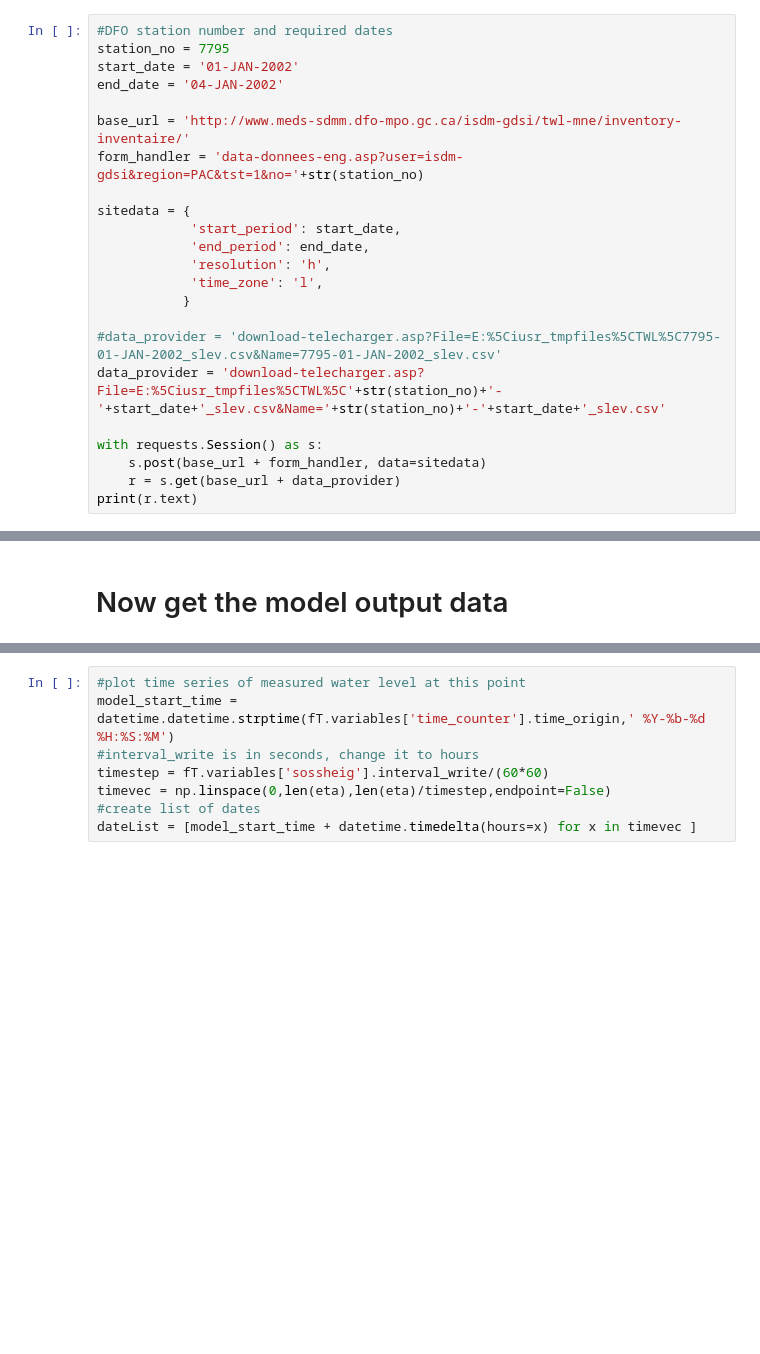
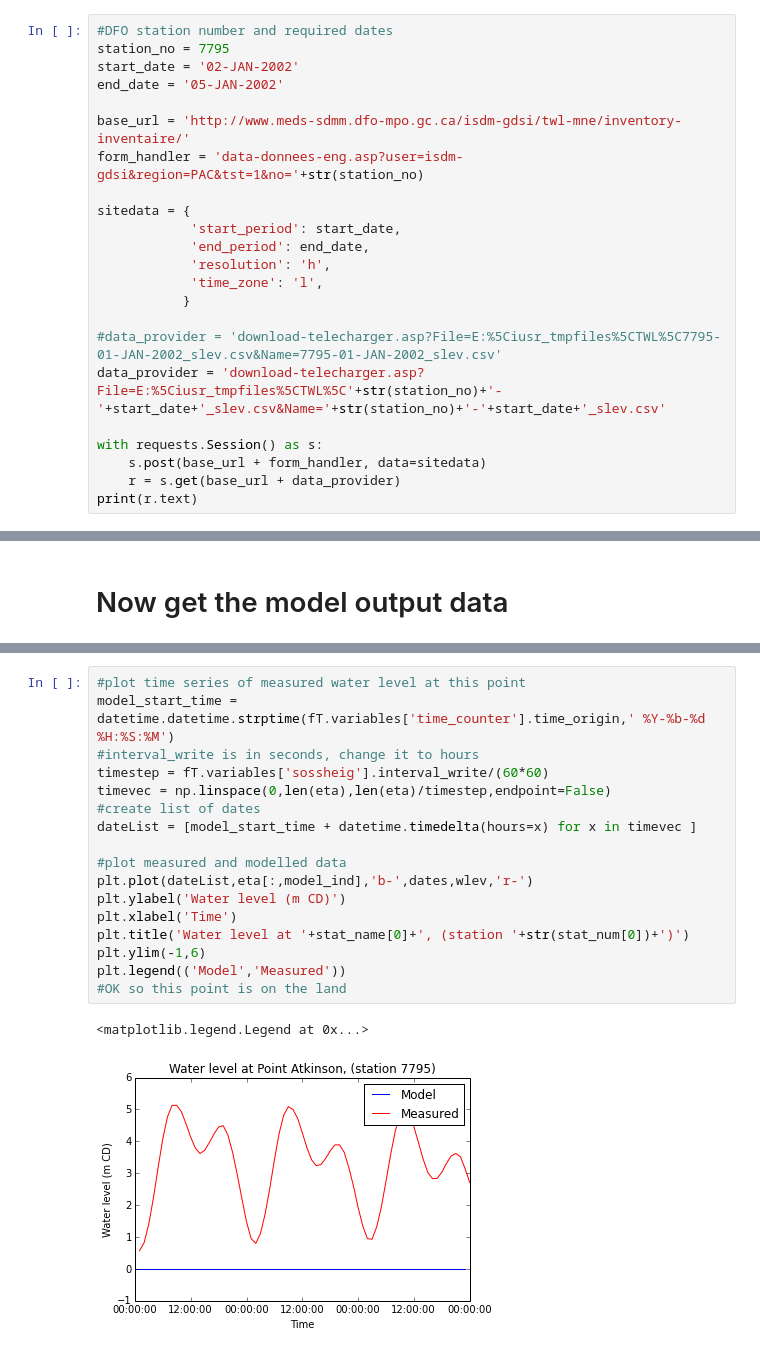
Before and after one commit to SalishSeaCast/tools, a Jupyter notebook: dfo_w_level/DFO_waterleveldownload.ipynb, the cells around one changed output, grey strips where cells are left out. Saved outputs shown, nothing was run; the diff lists cells and outputs as text; blank space fills up the shorter version.

```diff
--- a/dfo_w_level/DFO_waterleveldownload.ipynb
+++ b/dfo_w_level/DFO_waterleveldownload.ipynb
@@ -51,8 +51,8 @@ it appear that it is not required.
 # %%
 #DFO station number and required dates
 station_no = 7795
-start_date = '01-JAN-2002'
-end_date = '04-JAN-2002'
+start_date = '02-JAN-2002'
+end_date = '05-JAN-2002'
 
 base_url = 'http://www.meds-sdmm.dfo-mpo.gc.ca/isdm-gdsi/twl-mne/inventory-inventaire/'
 form_handler = 'data-donnees-eng.asp?user=isdm-gdsi&region=PAC&tst=1&no='+str(station_no)
@@ -191,8 +197,20 @@ print(Y[model_ind])
 # %%
 #plot time series of measured water level at this point
 model_start_time = datetime.datetime.strptime(fT.variables['time_counter'].time_origin,' %Y-%b-%d %H:%S:%M')
 #interval_write is in seconds, change it to hours
 timestep = fT.variables['sossheig'].interval_write/(60*60)
 timevec = np.linspace(0,len(eta),len(eta)/timestep,endpoint=False)
 #create list of dates
 dateList = [model_start_time + datetime.timedelta(hours=x) for x in timevec ]
+
+#plot measured and modelled data
+plt.plot(dateList,eta[:,model_ind],'b-',dates,wlev,'r-')
+plt.ylabel('Water level (m CD)')
+plt.xlabel('Time')
+plt.title('Water level at '+stat_name[0]+', (station '+str(stat_num[0])+')')
+plt.ylim(-1,6)
+plt.legend(('Model','Measured'))
+#OK so this point is on the land
+# %% [output]
+<matplotlib.legend.Legend at 0x...>
+[figure, added]
```
Also changed, not shown: parts of 6 cells of this notebook.
